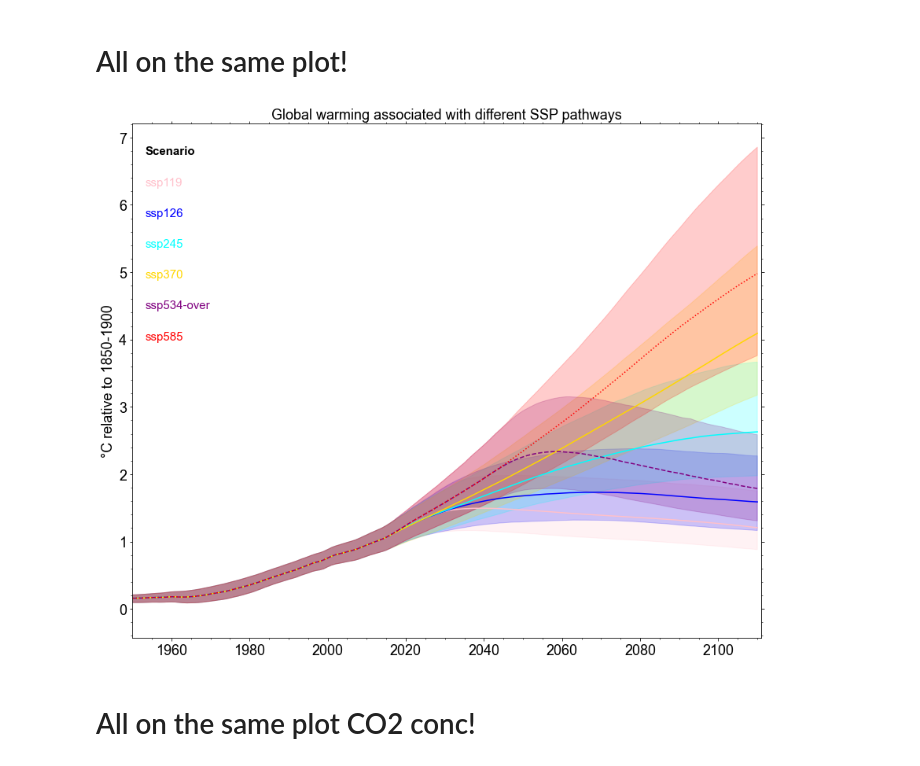
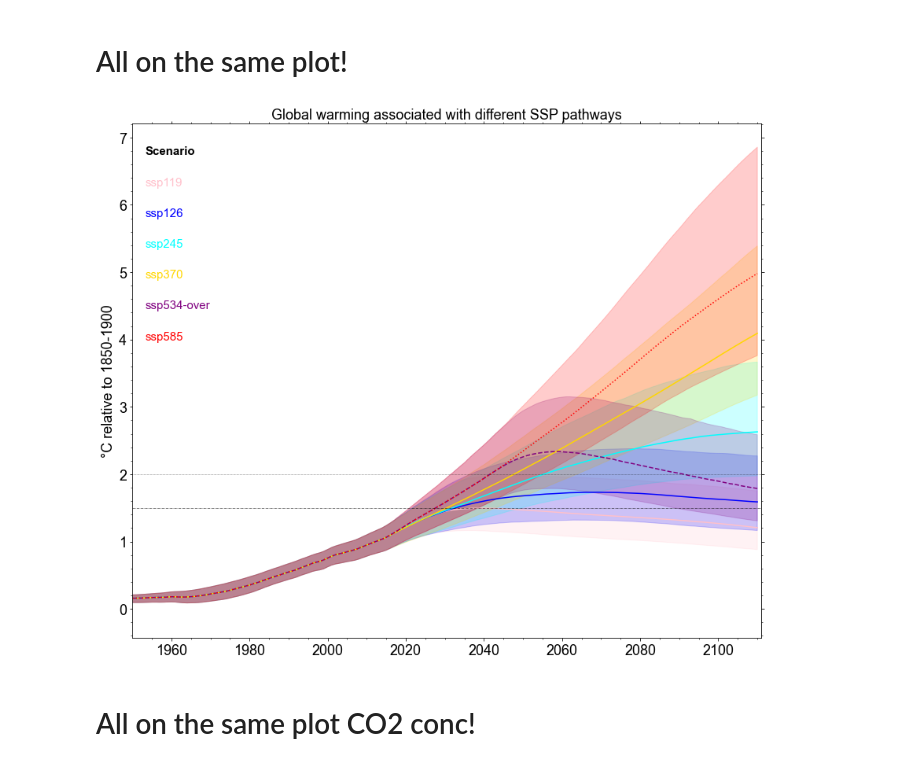
Before and after one commit to camillamathison/FaIR-Spice, a Jupyter notebook: notebooks/run-fair-ar6-ssps-forPRIME.ipynb, the cells around one changed output. Cells and saved outputs as stored; diff of their text form; code cells hidden in the pictures.

```diff
--- a/notebooks/run-fair-ar6-ssps-forPRIME.ipynb
+++ b/notebooks/run-fair-ar6-ssps-forPRIME.ipynb
@@ -495,36 +501,36 @@ ax.tick_params(axis='both', which='major', labelsize=18)
 ax.tick_params(axis='both', which='minor', labelsize=18)
 ax.text(0.02, 0.94, 'Scenario', fontweight='bold', fontsize=15, transform=ax.transAxes)
 for i, scenario in enumerate(scenarios):
     ax.fill_between(np.arange(1750,2111), np.percentile(results_out[scenario]['temp'][0:361,:], 5, axis=1), np.percentile(results_out[scenario]['temp'][0:361,:], 95, axis=1), color=colors[scenario], alpha=0.2)
     ax.plot(np.arange(1750, 2111), np.median(results_out[scenario]['temp'][0:361,:] , axis=1), color=colors[scenario], label=labels[scenario], linestyle=linestyle[scenario])
     ax.text(0.02, 0.88-0.06*i, labels[scenario], color=colors[scenario], transform=ax.transAxes, fontsize=15)
 #ax.legend(fontsize=10);
 ax.set_ylabel('°C relative to 1850-1900', fontsize=18);
 ax.set_title('Global warming associated with different SSP pathways', fontsize=18);
 ax.set_xlim(1950, 2111)
 #ax.set_ylim(-0.5, 1.5)
 
 from matplotlib import ticker
 
 #ax1 = ax.twinx()
 #positions = np.arange(0.75, 2.76, 0.25)
 
 #ax1.yaxis.set_major_locator(ticker.FixedLocator(positions))
 
 #ax1.set_ylim(0.75,2.75)
 #ax1.spines['right'].set_color('gray')
 #ax1.tick_params(axis='y', colors='gray')
 #ax1.set_ylabel('°C relative to 1850-1900', color='gray', fontsize=18)
 
 
 #ax.axhline(0, ls=':', color='k', lw=0.5)
-#ax1.axhline(1.5, ls='-.', color='k', lw=0.5)
+ax.axhline(1.5, ls='-.', color='k', lw=0.5)
 #ax1.axhline(1.75, ls='-.', color='k', lw=0.5)
-#ax1.axhline(2.0, ls='-', color='k', lw=0.5)
+ax.axhline(2.0, ls=':', color='k', lw=0.5)
 fig.tight_layout()
 pl.savefig('../plots/ssp_temps.png', dpi=500, transparent=False)
 # %% [output]
-[figure, old version]
+[figure, new version]
 # %% [markdown]
 # All on the same plot CO2 conc!
 # %%
```
Also changed, not shown: parts of 6 cells of this notebook, 2 other files.
